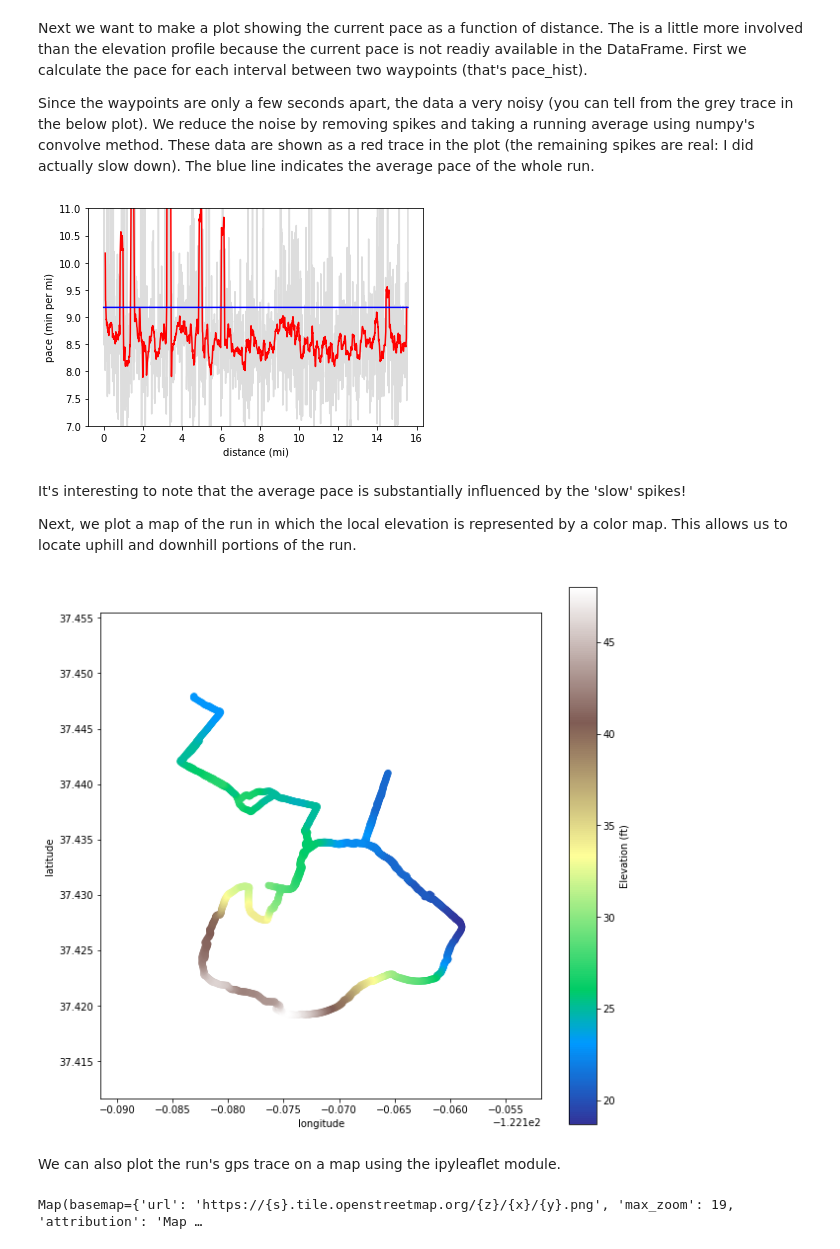
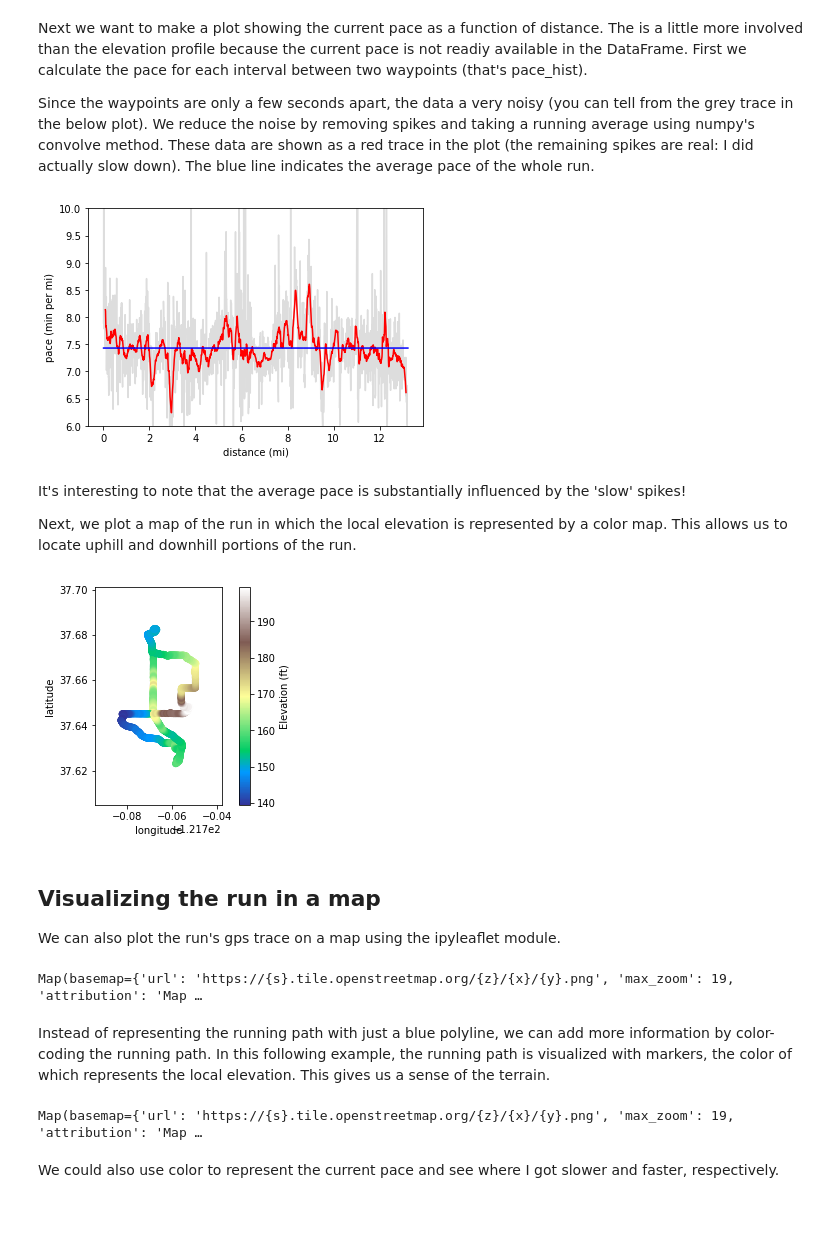
Before and after one commit to christopherbronner/gps-run-tracker, a Jupyter notebook: GPS tracker.ipynb, the cells around one changed output. Drawn from its saved outputs; the diff is of its cells as text; code cells hidden in the pictures; blank space fills up the shorter version.

Commit message:
Added maps with variable-color, variable-size markers

```diff
--- a/GPS tracker.ipynb
+++ b/GPS tracker.ipynb
@@ -60,7 +62,7 @@ def load_run_to_df(filename):
 
     return df
 # %%
-df = load_run_to_df('RK_gpx _2018-05-19_0757.gpx')
+df = load_run_to_df('2018-03-04-070016.gpx')
 df.head()
 # %% [output]
 |  | elev | lat | lon | time | accuDist |
@@ -160,11 +162,11 @@ plt.plot(df['accuDist'][1+int((N-1)/2):-int((N-1)/2)],pace_hist_binned,'r')
 plt.plot(df['accuDist'][1:],[avg_pace/60 for i in range(len(df['accuDist'][1:]))],'b')
 plt.ylabel('pace (min per mi)')
 plt.xlabel('distance (mi)')
-plt.ylim(7,11)
+plt.ylim(6,10)
 #plt.xlim(2,4)
 plt.show()
 # %% [output]
-[figure, old version]
+[figure, new version]
 # %% [markdown]
 It's interesting to note that the average pace is substantially influenced by the 'slow' spikes!
 
@@ -172,15 +174,16 @@ Next, we plot a map of the run in which the local elevation is represented by a
 # %%
 # Plot running path
 plt.scatter(df['lon'],df['lat'],c=df['elev'], cmap=terrain)
 plt.gca().set_aspect('equal', adjustable='box')
 plt.colorbar().set_label('Elevation (ft)')
 plt.xlabel('longitude')
 plt.ylabel('latitude')
-plt.rcParams["figure.figsize"] = (10,10)
+#plt.rcParams["figure.figsize"] = (10,10)
 plt.show()
 # %% [output]
-[figure, old version]
+[figure, new version]
 # %% [markdown]
+## Visualizing the run in a map
 We can also plot the run's gps trace on a map using the ipyleaflet module.
 # %%
 center = [df['lat'].mean(),df['lon'].mean()]
@@ -203,3 +206,48 @@ m += pl
 m
 # %% [output]
 Map(basemap={'url': 'https://{s}.tile.openstreetmap.org/{z}/{x}/{y}.png', 'max_zoom': 19, 'attribution': 'Map …
+# %% [markdown]
+Instead of representing the running path with just a blue polyline, we can add more information by color-coding the running path. In this following example, the running path is visualized with markers, the color of which represents the local elevation. This gives us a sense of the terrain.
+# %%
+center = [df['lat'].mean(),df['lon'].mean()]
+zoom = 13
+
+# Create map object
+m = lf.Map(default_tiles=lf.TileLayer(opacity=1.0), center=center, zoom=zoom)
+
+# Define start and end markers
+marker_start = lf.Marker(location=[df.loc[0,'lat'],df.loc[0,'lon']])
+marker_end = lf.Marker(location=[np.array(df['lat'])[-1],np.array(df['lon'])[-1]])
+m += marker_start
+m += marker_end
+
+# Scatter of run trace
+run_line = list(zip(*np.array(df[['lat', 'lon']]).T))
+circles = []
+
+for wpt in run_line[::10]:
+
+    # Determine index in df['elev'] that corresponds to the current waypoint
+    index = int( run_line.index(wpt) / len(run_line) * len(df['elev']) )
+    if index > len(df['elev']): index = 0
+
+    # Normalize elevation to value between 0 and 1
+    min_val, max_val = df['elev'].min(), df['elev'].max()
+    elev_percentage = (df.loc[index,'elev']-min_val ) / (max_val - min_val)
+
+    # Get corresponding value from colormap
+    rgb_exp =elev_percentage
+    rgb=[0,0,0]
+    for i in range(3): rgb[i] = int(terrain(rgb_exp)[i]*255)
+    color_hex = "#%02x%02x%02x" % (rgb[0], rgb[1], rgb[2])
+
+    # Add circle to map
+    c = lf.Circle(location=wpt, weight=1, fill_opacity=1.0, radius=60, color='black', fill_color=color_hex)
+    circles.append(c)
+    m.add_layer(c)
+
+m
+# %% [output]
+Map(basemap={'url': 'https://{s}.tile.openstreetmap.org/{z}/{x}/{y}.png', 'max_zoom': 19, 'attribution': 'Map …
+# %% [markdown]
+We could also use color to represent the current pace and see where I got slower and faster, respectively.
```
Also changed, not shown: parts of 11 cells of this notebook, 1 other file.
